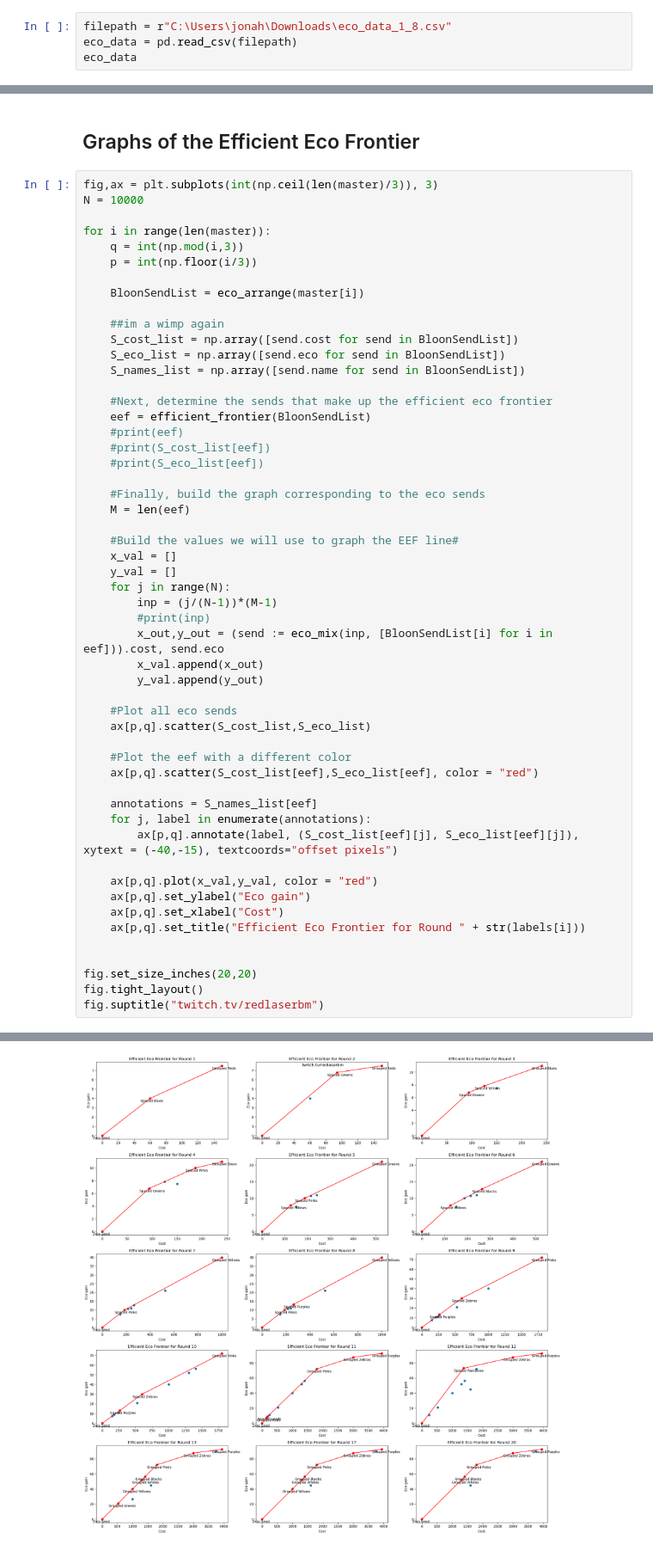
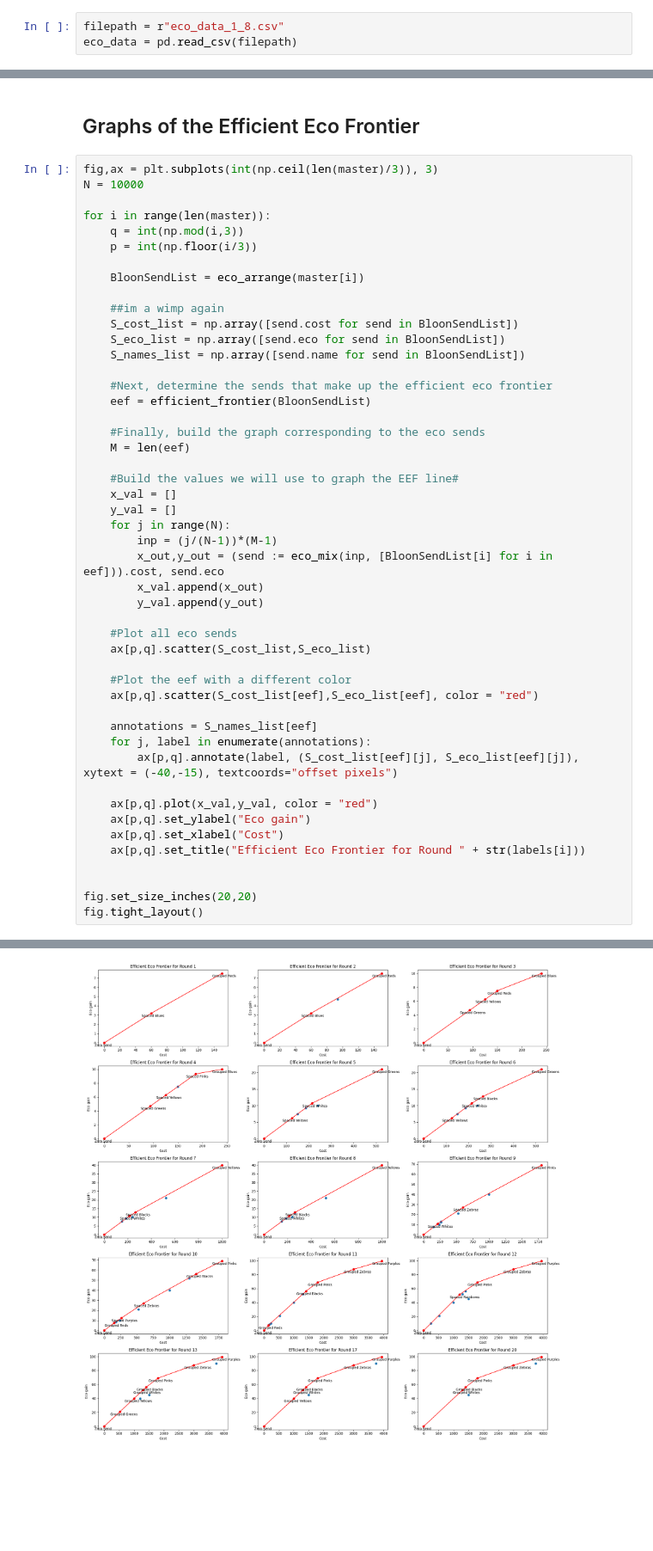
Before and after one commit to georgeyu26/efficient-eco-frontier, a Jupyter notebook: The_Farming_Problem_in_Battles_2 UPDATE 1 05.ipynb, the cells around one changed output, grey strips where cells are left out. Shown: that part at 86% size. Saved outputs shown, nothing was run; the diff lists cells and outputs as text; blank space fills up the shorter version.

```diff
--- a/The_Farming_Problem_in_Battles_2 UPDATE 1 05.ipynb
+++ b/The_Farming_Problem_in_Battles_2 UPDATE 1 05.ipynb
@@ -16,6 +16,5 @@ Below I give graphs showing the efficient eco frontier for selected rounds:
 # %% [markdown]
 To begin, we import a .csv file containing information about the cost and eco of the various sends of the game
 # %%
-filepath = r"C:\Users\jonah\Downloads\eco_data_1_8.csv"
+filepath = r"eco_data_1_8.csv"
 eco_data = pd.read_csv(filepath)
-eco_data
@@ -314,9 +117,6 @@ for i in range(len(master)):
 
     #Next, determine the sends that make up the efficient eco frontier
     eef = efficient_frontier(BloonSendList)
-    #print(eef)
-    #print(S_cost_list[eef])
-    #print(S_eco_list[eef])
 
     #Finally, build the graph corresponding to the eco sends
     M = len(eef)
@@ -326,7 +126,6 @@ for i in range(len(master)):
     y_val = []
     for j in range(N):
         inp = (j/(N-1))*(M-1)
-        #print(inp)
         x_out,y_out = (send := eco_mix(inp, [BloonSendList[i] for i in eef])).cost, send.eco
         x_val.append(x_out)
         y_val.append(y_out)
@@ -349,5 +148,4 @@ for i in range(len(master)):
 
 fig.set_size_inches(20,20)
 fig.tight_layout()
-fig.suptitle("twitch.tv/redlaserbm")
 # %% [output]
@@ -355 +152 @@ Text(0.5, 0.98, 'twitch.tv/redlaserbm')
-[figure, old version]
+[figure, new version]
```
Also changed, not shown: parts of 66 cells of this notebook, 1 other file.
